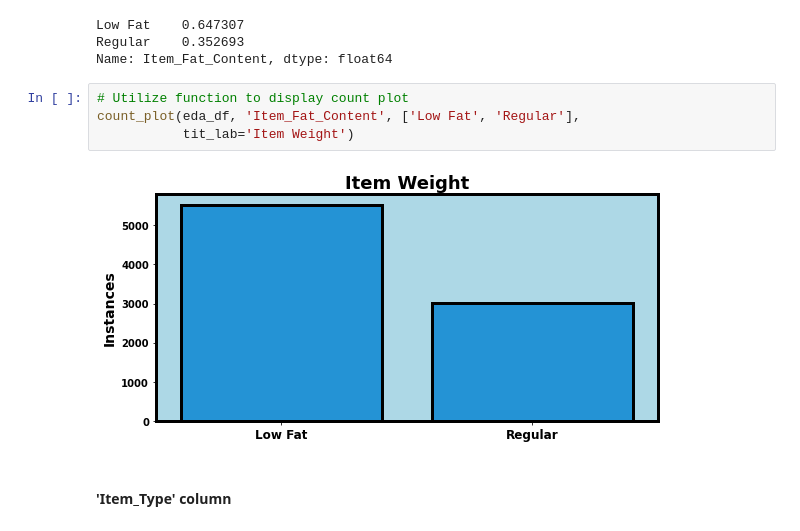
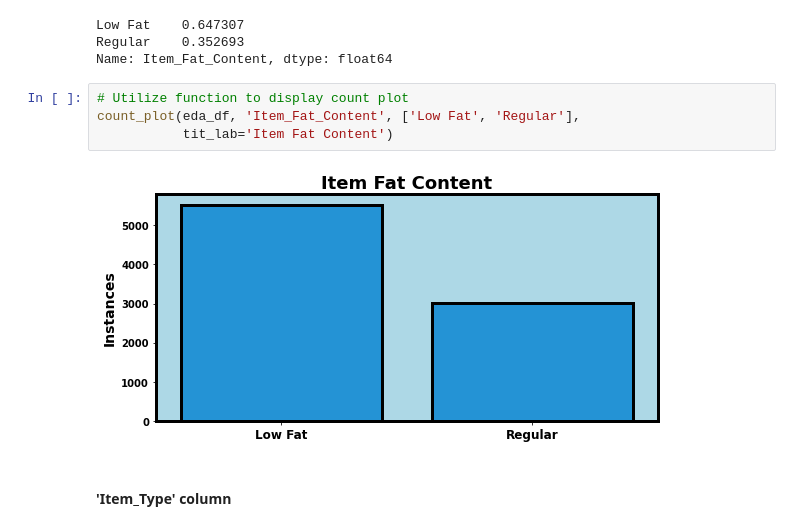
Before and after one commit to YBilodeau/Regression---Prediction-of-Grocery-Sales, a Jupyter notebook: Regression_Prediction_of_Grocery_Sales_.ipynb, the cells around one changed output. Saved outputs shown, nothing was run; the diff lists cells and outputs as text.

```diff
--- a/Regression_Prediction_of_Grocery_Sales_.ipynb
+++ b/Regression_Prediction_of_Grocery_Sales_.ipynb
@@ -1194,9 +1194,9 @@ Name: Item_Fat_Content, dtype: float64
 # %%
 # Utilize function to display count plot
 count_plot(eda_df, 'Item_Fat_Content', ['Low Fat', 'Regular'],
-           tit_lab='Item Weight')
+           tit_lab='Item Fat Content')
 # %% [output]
-[figure, old version]
+[figure, new version]
 # %% [markdown]
 #### **'Item_Type' column**
 # %%
```
Also changed, not shown: parts of 1 cell of this notebook.
